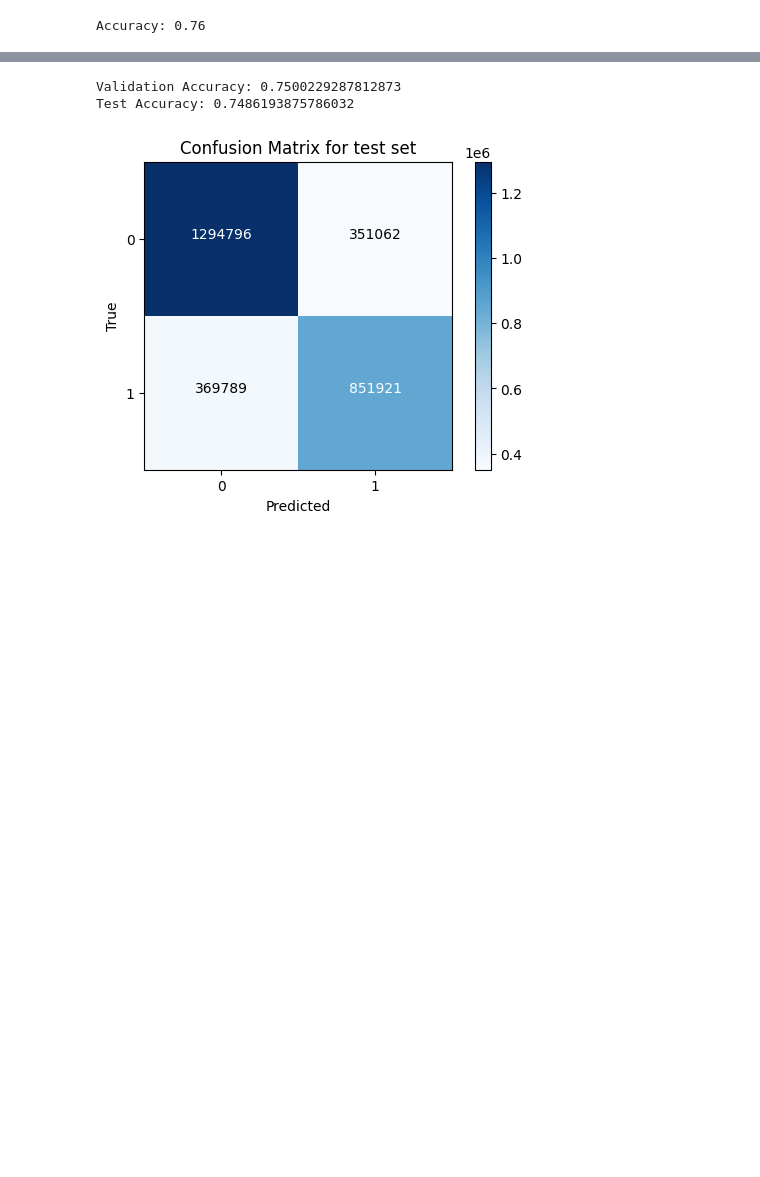
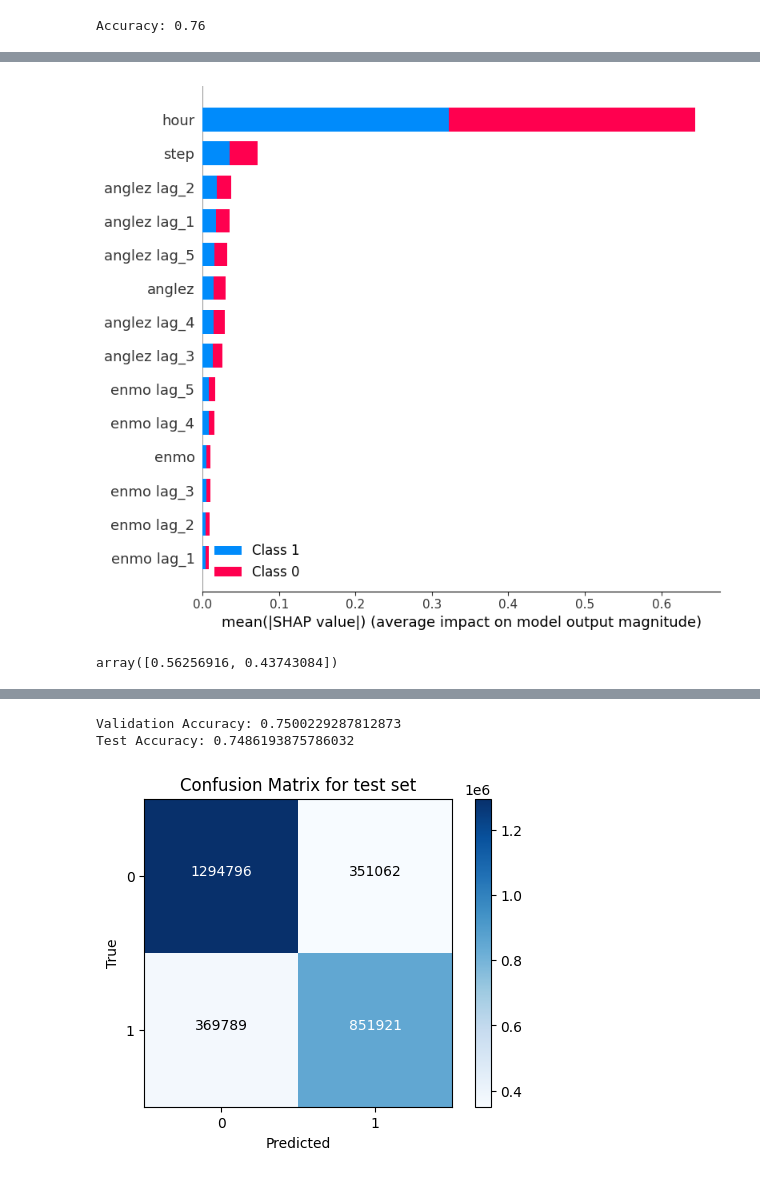
Before and after one commit to AmirMohammadiKarbalaei/Detect-Sleep-States-CMI, a Jupyter notebook: notebooks/model.ipynb, the cells around one changed output, grey strips where cells are left out. Saved outputs shown, nothing was run; the diff lists cells and outputs as text; code cells hidden in the pictures; blank space fills up the shorter version.

Commit message:
added shap for Random Forest

```diff
--- a/notebooks/model.ipynb
+++ b/notebooks/model.ipynb
@@ -34,0 +51,8 @@ Accuracy: 0.76
+# %%
+import shap
+explainer = shap.Explainer(model)
+
+shap_vals = explainer.shap_values(train[3000000:3000010])
+shap.initjs()
+shap.summary_plot(shap_vals, train.iloc[3000000:3000010], plot_type='bar')
+# %% [output]
@@ -34,0 +60,5 @@ Accuracy: 0.76
+[figure, added]
+# %%
+explainer.expected_value
+# %% [output]
+array([0.56256916, 0.43743084])
```
Also changed, not shown: parts of 4 cells of this notebook.
